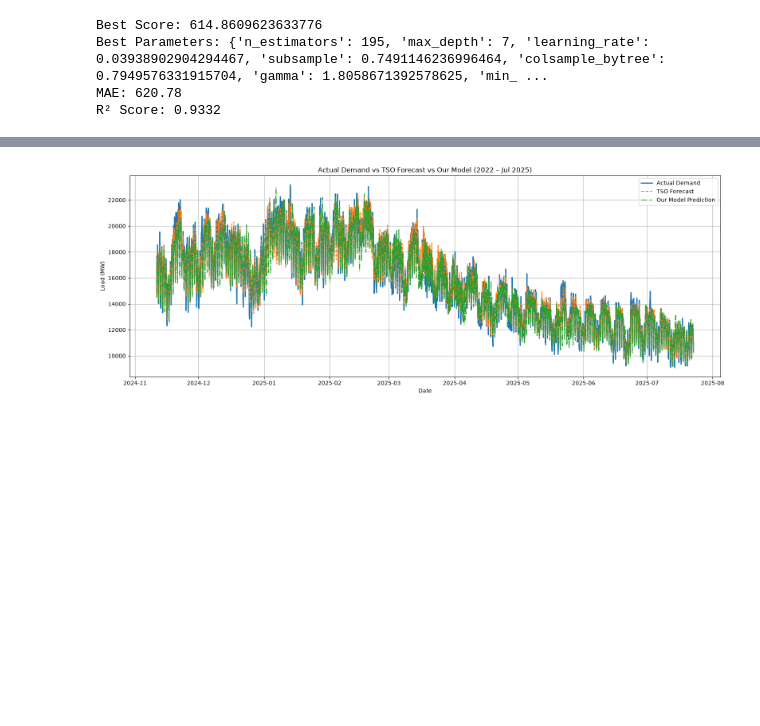
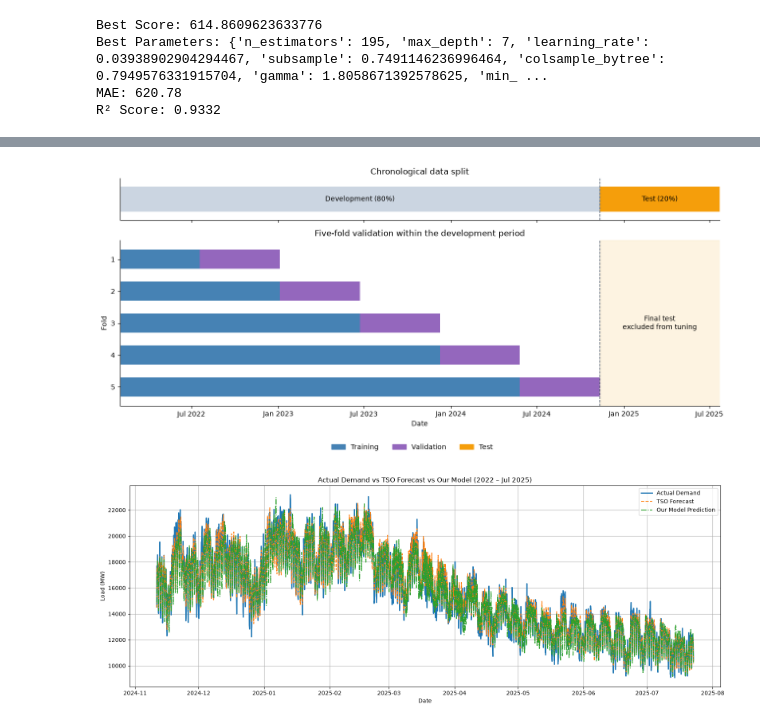
Before and after one commit to tomwu1233/Time-Series-Forecasting-for-Swedish-Energy-Demand, a Jupyter notebook: Model_Training.ipynb, the cells around one changed output, grey strips where cells are left out. Drawn from its saved outputs; the diff is of its cells as text; code cells hidden in the pictures; blank space fills up the shorter version.

```diff
--- a/Model_Training.ipynb
+++ b/Model_Training.ipynb
@@ -310,3 +422,102 @@ R² Score: 0.9332
+# %%
+import pandas as pd
+import matplotlib.pyplot as plt
+import matplotlib.dates as mdates
+from matplotlib.patches import Patch
+from sklearn.model_selection import TimeSeriesSplit
+
+colors = {
+    'development': '#CBD5E1',
+    'training': '#4682B4',
+    'validation': '#9467BD',
+    'test': '#F59E0B',
+}
+
+# Convert timestamps to Matplotlib date coordinates.
+dates = X_dev.index.append(X_test.index)
+edges = mdates.date2num(
+    dates.append(pd.DatetimeIndex([dates[-1] + pd.Timedelta(hours=1)]))
+)
+
+n_dev = len(X_dev)
+start, boundary, end = edges[0], edges[n_dev], edges[-1]
+
+def draw_bar(ax, first, stop, row, color):
+    ax.broken_barh(
+        [(edges[first], edges[stop] - edges[first])],
+        (row - 0.3, 0.6),
+        facecolors=color,
+    )
+
+tscv = TimeSeriesSplit(n_splits=5)
+
+fig, (ax_top, ax_cv) = plt.subplots(
+    2, 1, figsize=(13, 6), sharex=True,
+    gridspec_kw={'height_ratios': [1, 4]},
+)
+
+# Overall split
+draw_bar(ax_top, 0, n_dev, 0.5, colors['development'])
+draw_bar(ax_top, n_dev, len(dates), 0.5, colors['test'])
+
+ax_top.text(
+    (start + boundary) / 2, 0.5, 'Development (80%)',
+    ha='center', va='center',
+)
+ax_top.text(
+    (boundary + end) / 2, 0.5, 'Test (20%)',
+    ha='center', va='center',
+)
+ax_top.set(ylim=(0, 1), yticks=[], title='Chronological data split')
+
+# Validation folds
+for fold, (train_idx, val_idx) in enumerate(tscv.split(X_dev), start=1):
+    draw_bar(
+        ax_cv, train_idx[0], train_idx[-1] + 1,
+        fold, colors['training'],
+    )
+    draw_bar(
+        ax_cv, val_idx[0], val_idx[-1] + 1,
+        fold, colors['validation'],
+    )
+
+ax_cv.axvspan(boundary, end, color=colors['test'], alpha=0.12)
+ax_cv.text(
+    (boundary + end) / 2, 3,
+    'Final test\nexcluded from tuning',
+    ha='center', va='center',
+)
+
+ax_cv.set(
+    title='Five-fold validation within the development period',
+    xlabel='Date',
+    ylabel='Fold',
+    yticks=range(1, 6),
+    xlim=(start, end),
+    ylim=(5.6, 0.4),
+)
+
+locator = mdates.AutoDateLocator(minticks=5, maxticks=9)
+ax_cv.xaxis.set_major_locator(locator)
+ax_cv.xaxis.set_major_formatter(mdates.DateFormatter('%b %Y'))
+
+for ax in (ax_top, ax_cv):
+    ax.axvline(boundary, color='#475569', linestyle='--', linewidth=1)
+    ax.spines[['top', 'right']].set_visible(False)
+
+fig.legend(
+    handles=[
+        Patch(color=colors['training'], label='Training'),
+        Patch(color=colors['validation'], label='Validation'),
+        Patch(color=colors['test'], label='Test'),
+    ],
+    loc='lower center', ncol=3, frameon=False,
+)
+
+plt.tight_layout(rect=(0, 0.07, 1, 1))
+plt.show()
+# %% [output]
+[figure, added]
 # %%
 split = int(len(df) * 0.8)
 
```
Also changed, not shown: parts of 4 cells of this notebook, 3 other files.
